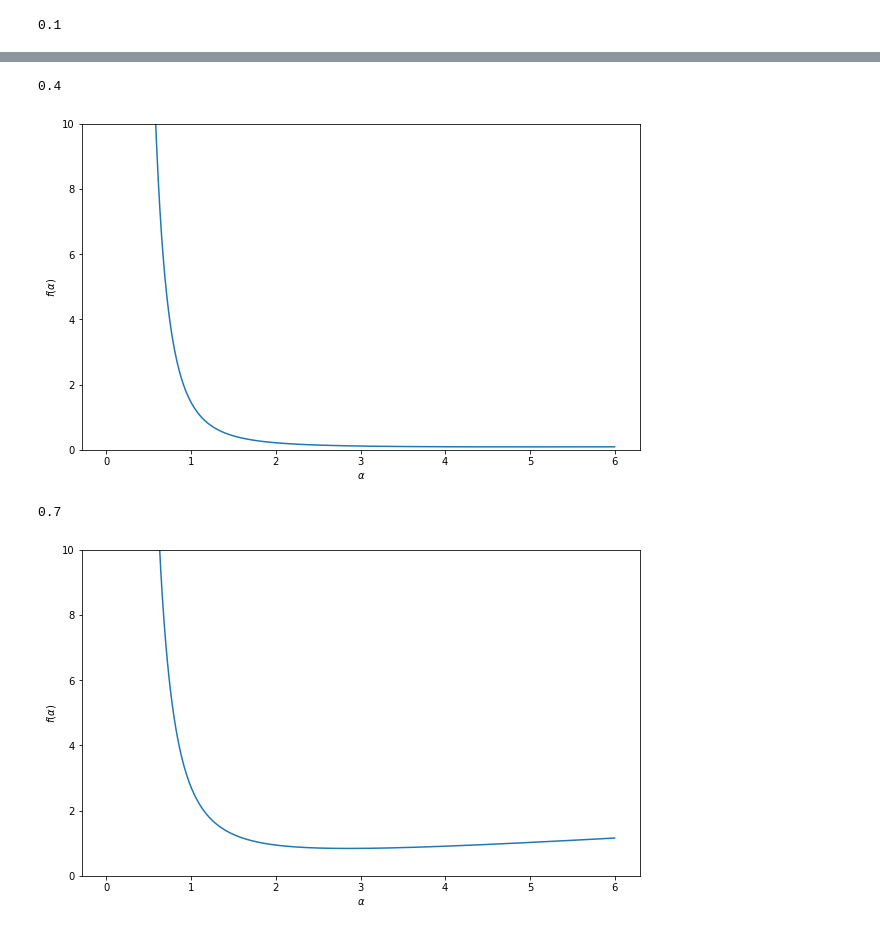
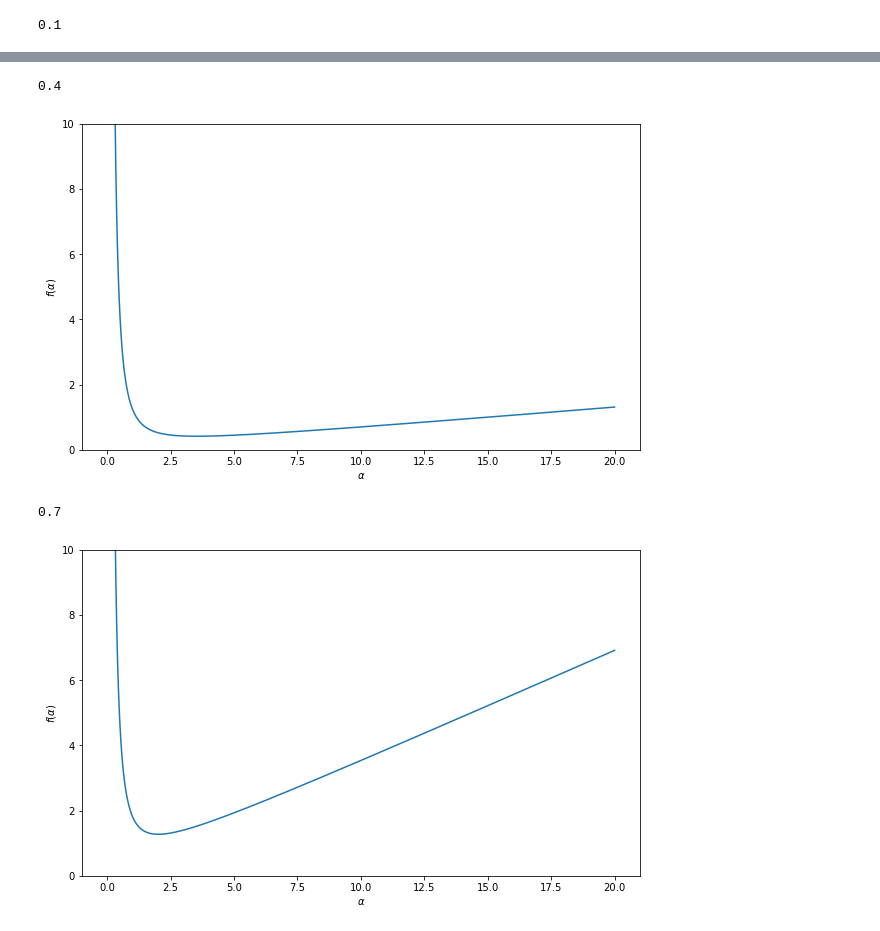
Before and after one commit to yubocai-poly/Reachability-Problem-of-ODE, a Jupyter notebook: Reachability/evaluation/Quadra_exmaple/numerical_optimi.ipynb, the cells around one changed output, grey strips where cells are left out. Drawn from its saved outputs; the diff is of its cells as text; code cells hidden in the pictures.

```diff
--- a/Reachability/evaluation/Quadra_exmaple/numerical_optimi.ipynb
+++ b/Reachability/evaluation/Quadra_exmaple/numerical_optimi.ipynb
@@ -21,9 +38,11 @@ $$
 # %%
-def f(x, x0=0.1, N=4):
+x = sym.Symbol('x')
+
+def f(x, x0=0.1, N=2):
     exp_num = (N + 1) / 2
-    return (1 + x ** 2 * x0 ** 2) ** exp_num / x ** N
+    return (1 + x ** 2 * x0 ** 2) ** exp_num * (1 / x ** N)
 # %%
-x = x = np.linspace(0.01, 6, 600)
+x = np.linspace(0.01,20, 600)
 for i in range(1, 10, 3):
   i = i/10
   print(i)
@@ -40,4 +59,4 @@ for i in range(1, 10, 3):
 0.4
-[figure, old version]
+[figure, new version]
 0.7
-[figure, old version]
+[figure, new version]
```
Also changed, not shown: parts of 18 cells of this notebook, 3 other files.
